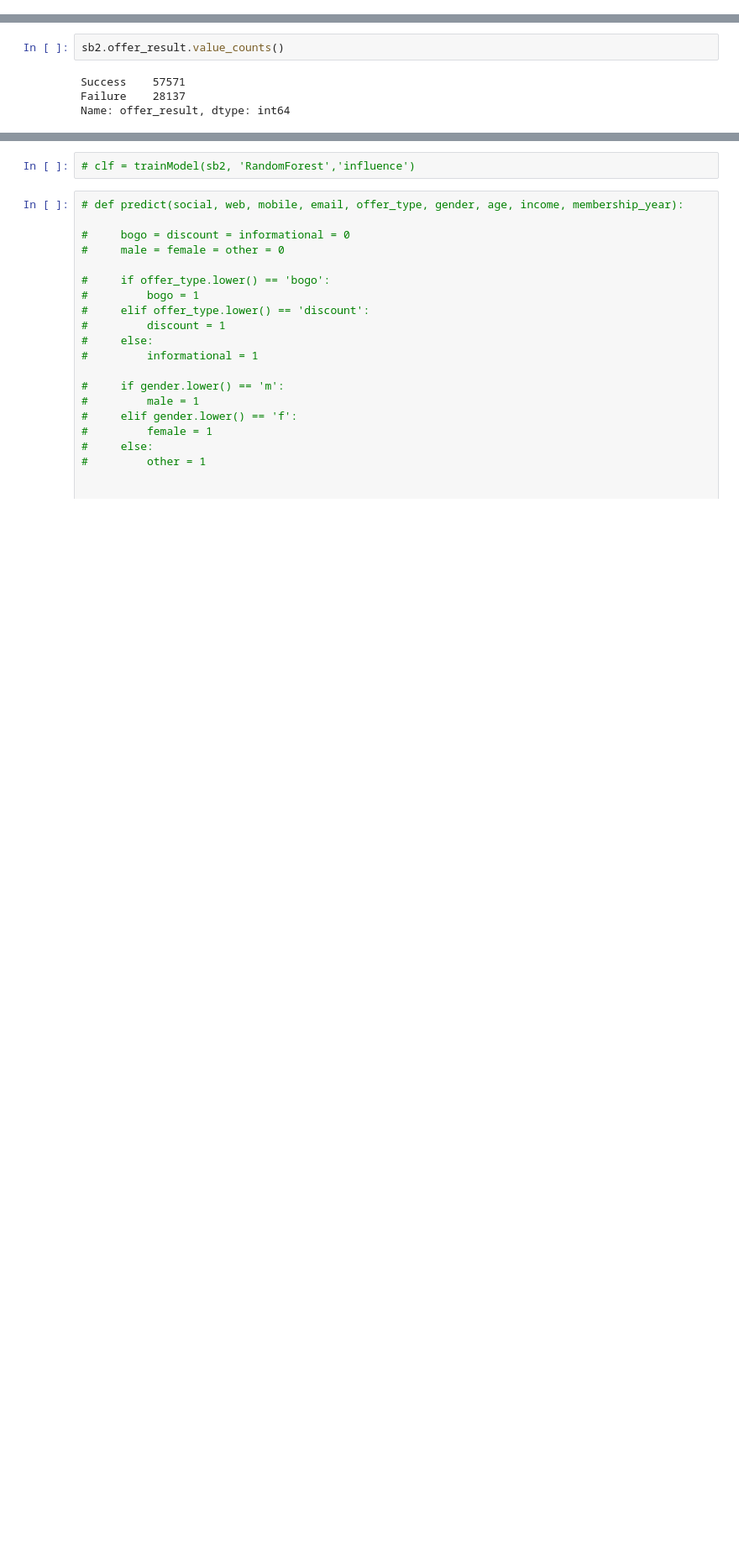
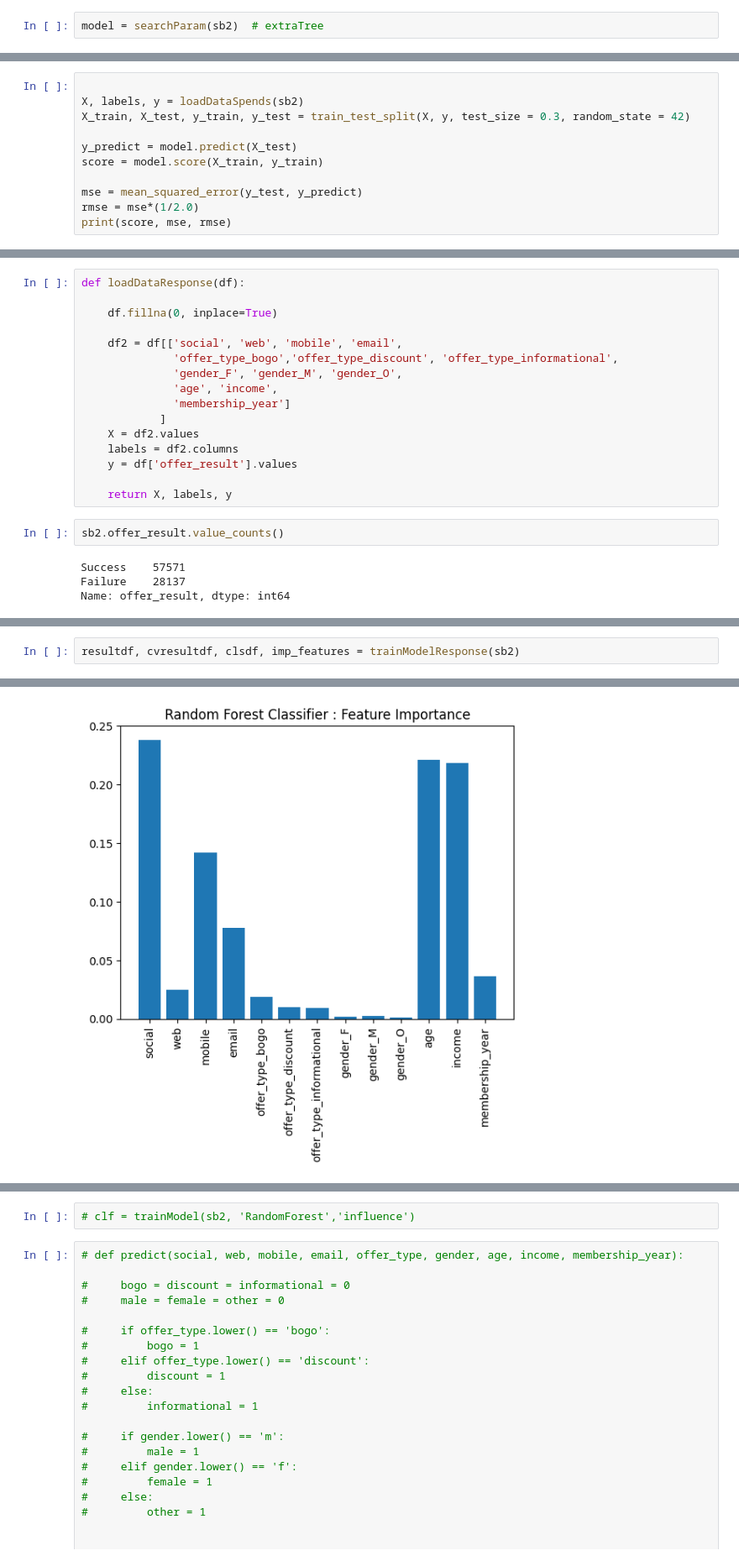
Before and after one commit to mdeevan/StarbucksCapstone, a Jupyter notebook: Starbucks_Capstone_notebook.ipynb, the cells around one changed output, grey strips where cells are left out. Shown at 84% size. Cells and saved outputs as stored; diff of their text form; blank space fills up the shorter version.

```diff
--- a/Starbucks_Capstone_notebook.ipynb
+++ b/Starbucks_Capstone_notebook.ipynb
@@ -1565,0 +1768,2 @@ plt.show
+# %%
+model = searchParam(sb2)  # extraTree
@@ -1565,0 +1808,11 @@ plt.show
+# %%
+
+X, labels, y = loadDataSpends(sb2)
+X_train, X_test, y_train, y_test = train_test_split(X, y, test_size = 0.3, random_state = 42)
+
+y_predict = model.predict(X_test)
+score = model.score(X_train, y_train)
+
+mse = mean_squared_error(y_test, y_predict)
+rmse = mse*(1/2.0)
+print(score, mse, rmse)
@@ -1585,6 +1879,22 @@ def loadDataResponse(df):
 
 
     return X, y
+# %%
+def loadDataResponse(df):
+
+    df.fillna(0, inplace=True)
+
+    df2 = df[['social', 'web', 'mobile', 'email',
+              'offer_type_bogo','offer_type_discount', 'offer_type_informational',
+              'gender_F', 'gender_M', 'gender_O',
+              'age', 'income',
+              'membership_year']
+            ]
+    X = df2.values
+    labels = df2.columns
+    y = df['offer_result'].values
+
+    return X, labels, y
 # %%
 sb2.offer_result.value_counts()
 # %% [output]
@@ -1593,0 +2010,3 @@ Name: offer_result, dtype: int64
+# %%
+resultdf, cvresultdf, clsdf, imp_features = trainModelResponse(sb2)
+# %% [output]
@@ -1593,0 +2016 @@ Name: offer_result, dtype: int64
+[figure, added]
```
Also changed, not shown: parts of 50 cells of this notebook.
